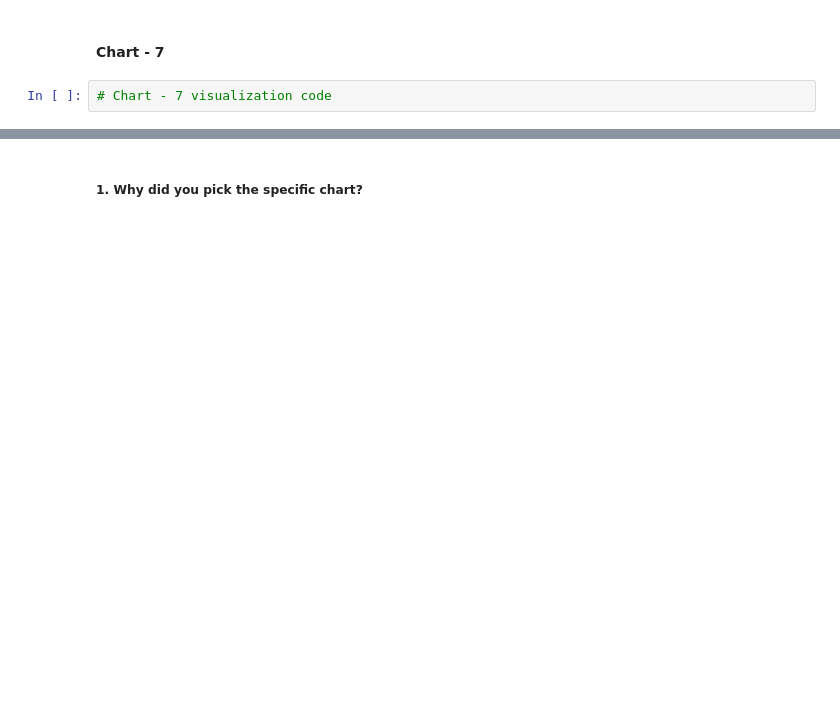
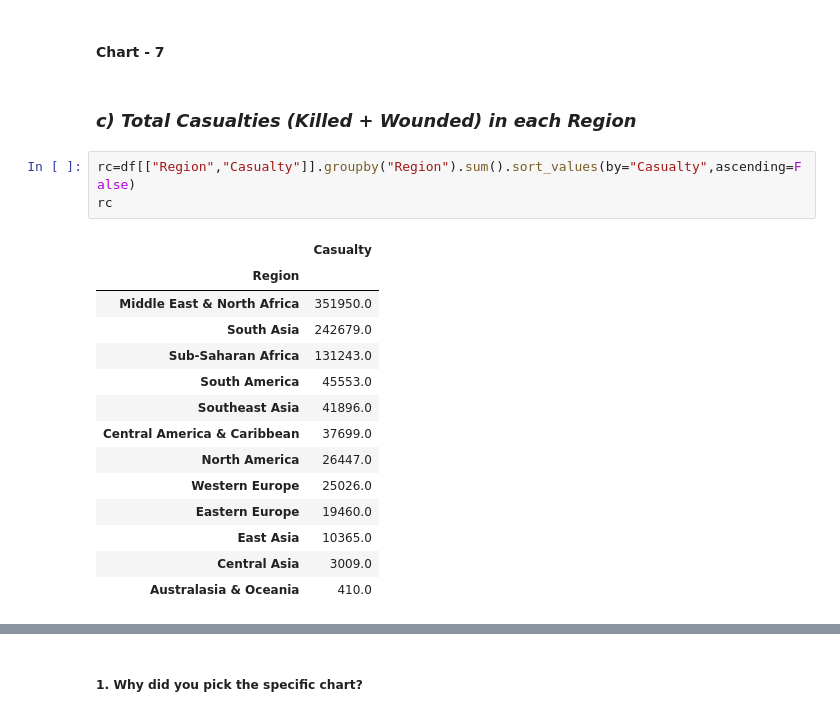
Before and after one commit to Amrit007-droid/Global-Terrorism-Dataset-EDA-, a Jupyter notebook: Global_Terrorism_Dataset_EDA_submission_.ipynb, the cells around one changed output, grey strips where cells are left out. Drawn from its saved outputs; the diff is of its cells as text; blank space fills up the shorter version.

```diff
--- a/Global_Terrorism_Dataset_EDA_submission_.ipynb
+++ b/Global_Terrorism_Dataset_EDA_submission_.ipynb
@@ -700,4 +739,22 @@ Answer Here
 # %% [markdown]
 #### Chart - 7
-# %%
-# Chart - 7 visualization code
+# %% [markdown]
+### ***c) Total Casualties (Killed + Wounded) in each Region***
+# %%
+rc=df[["Region","Casualty"]].groupby("Region").sum().sort_values(by="Casualty",ascending=False)
+rc
+# %% [output]
+|  | Casualty |
+| Region |  |
+| Middle East & North Africa | 351950.0 |
+| South Asia | 242679.0 |
+| Sub-Saharan Africa | 131243.0 |
+| South America | 45553.0 |
+| Southeast Asia | 41896.0 |
+| Central America & Caribbean | 37699.0 |
+| North America | 26447.0 |
+| Western Europe | 25026.0 |
+| Eastern Europe | 19460.0 |
+| East Asia | 10365.0 |
+| Central Asia | 3009.0 |
+| Australasia & Oceania | 410.0 |
```
Also changed, not shown: parts of 19 cells of this notebook.
